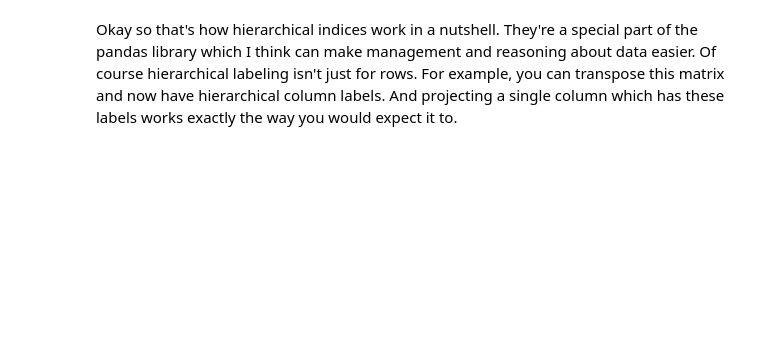
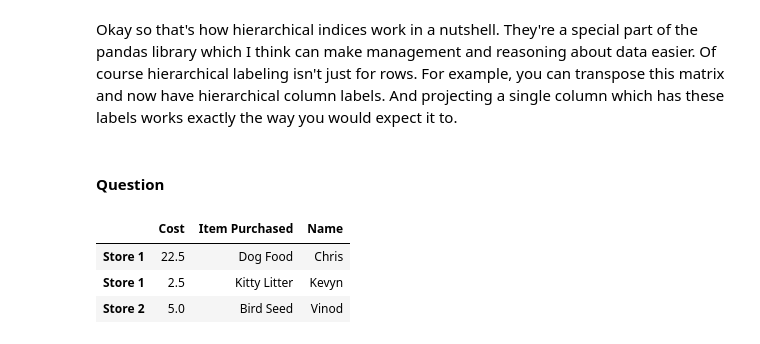
Before and after one commit to sripaladugu/sripaladugu.github.io, a Jupyter notebook: ipynb/Pandas.ipynb, the cells around one changed output. Cells and saved outputs as stored; diff of their text form; code cells hidden in the pictures; blank space fills up the shorter version.

```diff
--- a/ipynb/Pandas.ipynb
+++ b/ipynb/Pandas.ipynb
@@ -616,3 +616,23 @@ df.loc[[('Michigan','Washtenaw County'),('Michigan','Wayne County')]]
 |  | Wayne County | 5918 | 23819 | 23270 | 23377 | 23607 | 23586 | 1815199 | ... |
 # %% [markdown]
 Okay so that's how hierarchical indices work in a nutshell. They're a special part of the pandas library which I think can make management and reasoning about data easier. Of course hierarchical labeling isn't just for rows. For example, you can transpose this matrix and now have hierarchical column labels. And projecting a single column which has these labels works exactly the way you would expect it to.
+# %% [markdown]
+#### Question
+# %%
+purchase_1 = pd.Series({'Name': 'Chris',
+                        'Item Purchased': 'Dog Food',
+                        'Cost': 22.50})
+purchase_2 = pd.Series({'Name': 'Kevyn',
+                        'Item Purchased': 'Kitty Litter',
+                        'Cost': 2.50})
+purchase_3 = pd.Series({'Name': 'Vinod',
+                        'Item Purchased': 'Bird Seed',
+                        'Cost': 5.00})
+
+df = pd.DataFrame([purchase_1, purchase_2, purchase_3], index=['Store 1', 'Store 1', 'Store 2'])
+df
+# %% [output]
+|  | Cost | Item Purchased | Name |
+| Store 1 | 22.5 | Dog Food | Chris |
+| Store 1 | 2.5 | Kitty Litter | Kevyn |
+| Store 2 | 5.0 | Bird Seed | Vinod |
```
Also changed, not shown: parts of 4 cells of this notebook, 3 other files.
